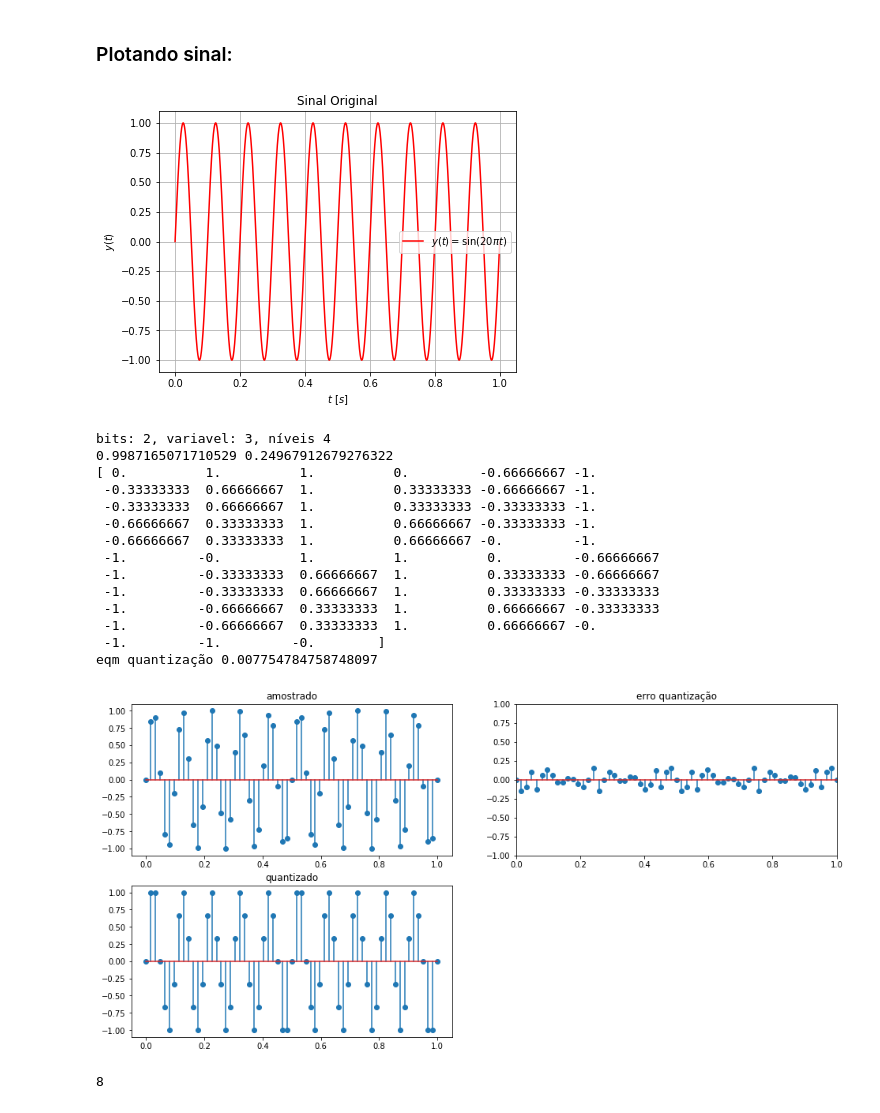
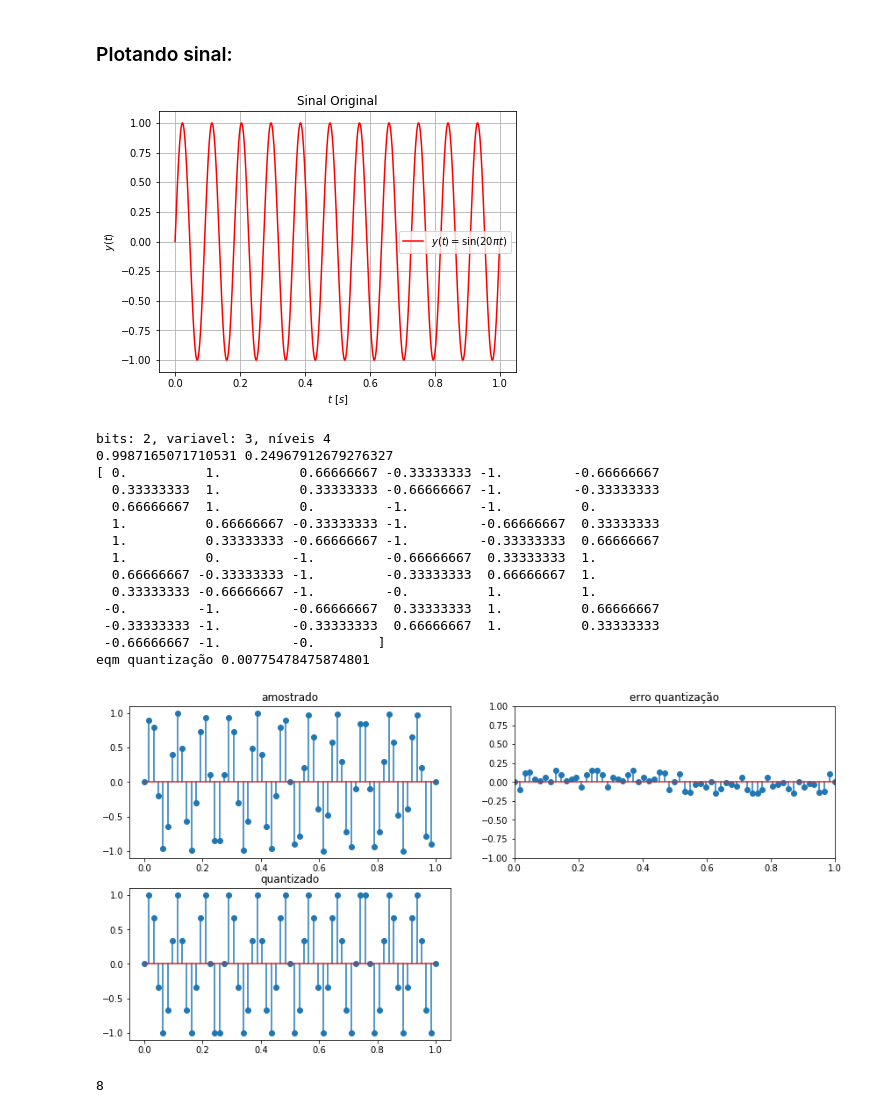
Before and after one commit to ezequiasjunior/pds_lab2019-1, a Jupyter notebook: pr-amostragem - testes.ipynb, the cells around one changed output. Drawn from its saved outputs; the diff is of its cells as text; code cells hidden in the pictures.

```diff
--- a/pr-amostragem - testes.ipynb
+++ b/pr-amostragem - testes.ipynb
@@ -86,28 +86,28 @@ def rec_ideal_interp(sampled, time):
 ### Plotando sinal:
 # %%
 # Definindo sample rate global em 3.2k amostras em 1 segundo, simulando sinal o contínuo:
-sr = 3200 # 3.2kHz
+sr = 1600 # 3.2kHz
 
 # Valores de t in [0, 1] segundos:
 time = np.linspace(0, 1, sr)
 
 # Construção do sinal:
-freq = 10 # Hz
+freq = 11 # Hz
 signal = np.sin(2*np.pi*freq*time)
 
 # Plotando a curva:
 dim = 1*6.4                                          # Dimensões da figura (múltiplos de 6.4)
 plt.figure('analog_signal', figsize=[dim, 0.75*dim]) # Inicializando figura
 plt.title('Sinal Original')                          #
 plt.xlabel('$t$ [$s$]')                              # Título, eixos
 plt.ylabel('$y(t)$')                                 #
 plt.plot(time, signal, 'r', label='$y(t) = \sin(20\pi t)$') # plot
 #plt.axis([-0.025, 1.025, -1.25, 1.25])              # Trata os eixos (opcional)
 plt.grid()                                           # Habilita o grid
 plt.legend(loc='best')#'upper right')                # Habilita a legenda (opcional)
 plt.show()                                           # Mostra a figura
 # %% [output]
-[figure, old version]
+[figure, new version]
 # %%
 b = 2
 v = 2**b - 1
@@ -117,7 +117,7 @@ print('bits: {}, variavel: {}, níveis {}'.format(b, v, v+1))
 sinal_quantizado = np.rint(samp_signal*v)*1/v
 
 print(max(samp_signal), max(samp_signal)/2**b)
-
+dim = 6.4*2.25
 plt.figure(figsize=[dim, dim*0.75])
 plt.subplot(3, 2, 3)
 plt.title('quantizado')
@@ -133,26 +133,26 @@ plt.stem(ts, samp_signal)
 print(sinal_quantizado)
 
 for i in range(samp_signal.size):
-    if abs(samp_signal[i] - sinal_quantizado[i]) > max(samp_signal)/2**b:
-        print(samp_signal[5] - sinal_quantizado[5])
+    if abs(samp_signal[i] - sinal_quantizado[i]) >= max(samp_signal)/2**b:
+        print('aqui',samp_signal[i] - sinal_quantizado[i])
 
 print('eqm quantização', np.mean((samp_signal - sinal_quantizado)**2))
 # %% [output]
 bits: 2, variavel: 3, níveis 4
-0.9987165071710529 0.24967912679276322
-[ 0.          1.          1.          0.         -0.66666667 -1.
- -0.33333333  0.66666667  1.          0.33333333 -0.66666667 -1.
- -0.33333333  0.66666667  1.          0.33333333 -0.33333333 -1.
- -0.66666667  0.33333333  1.          0.66666667 -0.33333333 -1.
- -0.66666667  0.33333333  1.          0.66666667 -0.         -1.
- -1.         -0.          1.          1.          0.         -0.66666667
- -1.         -0.33333333  0.66666667  1.          0.33333333 -0.66666667
- -1.         -0.33333333  0.66666667  1.          0.33333333 -0.33333333
- -1.         -0.66666667  0.33333333  1.          0.66666667 -0.33333333
- -1.         -0.66666667  0.33333333  1.          0.66666667 -0.
- -1.         -1.         -0.        ]
-eqm quantização 0.007754784758748097
+0.9987165071710531 0.24967912679276327
+[ 0.          1.          0.66666667 -0.33333333 -1.         -0.66666667
+  0.33333333  1.          0.33333333 -0.66666667 -1.         -0.33333333
+  0.66666667  1.          0.         -1.         -1.          0.
+  1.          0.66666667 -0.33333333 -1.         -0.66666667  0.33333333
+  1.          0.33333333 -0.66666667 -1.         -0.33333333  0.66666667
+  1.          0.         -1.         -0.66666667  0.33333333  1.
+  0.66666667 -0.33333333 -1.         -0.33333333  0.66666667  1.
+  0.33333333 -0.66666667 -1.         -0.          1.          1.
+ -0.         -1.         -0.66666667  0.33333333  1.          0.66666667
+ -0.33333333 -1.         -0.33333333  0.66666667  1.          0.33333333
+ -0.66666667 -1.         -0.        ]
+eqm quantização 0.00775478475874801
-[figure, old version]
+[figure, new version]
 # %%
 # %% [output]
 8
```
Also changed, not shown: parts of 4 cells of this notebook, 1 other file.
